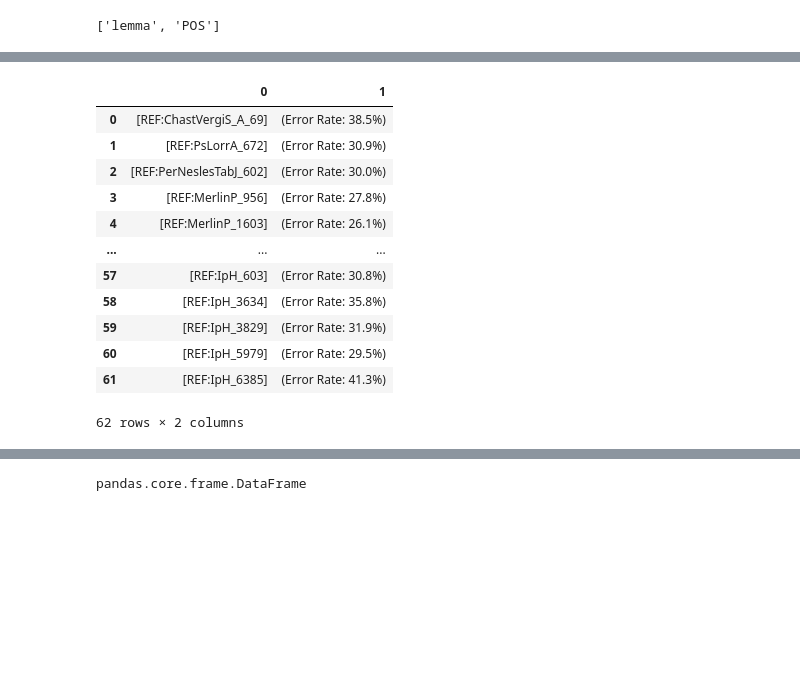
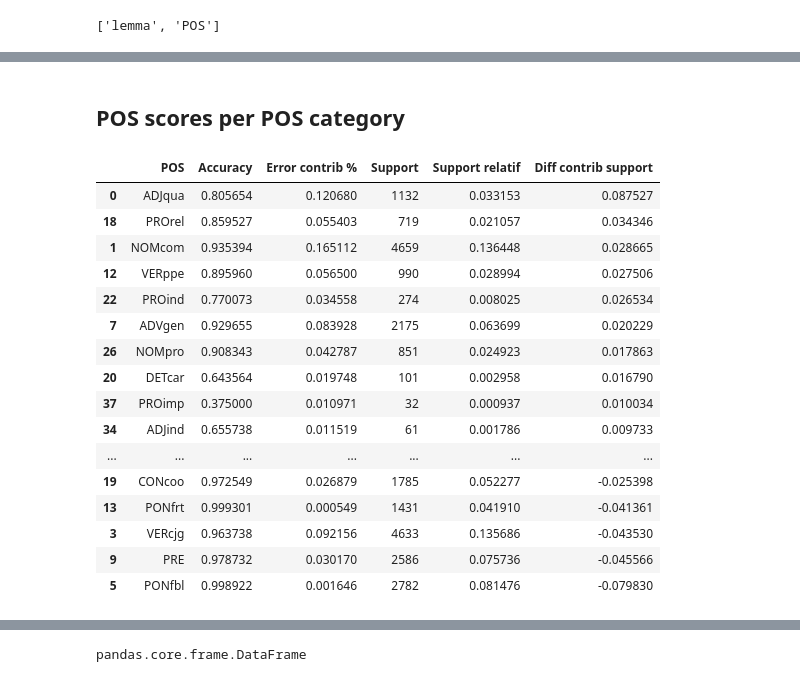
Before and after one commit to LucenceIng/evaluationModeleCILPR, a Jupyter notebook: recupLexemesVThibaultC.ipynb, the cells around one changed output, grey strips where cells are left out. Cells and saved outputs as stored; diff of their text form; code cells hidden in the pictures; blank space fills up the shorter version.

```diff
--- a/recupLexemesVThibaultC.ipynb
+++ b/recupLexemesVThibaultC.ipynb
@@ -385,19 +345,58 @@ PosLemmaDetails.sort_values("Impact", ascending=False)
-# %%
-##mes modifs
-Impact_Acc_Per_Pos2 = Impact_Acc_Per_Pos.reset_index(level=0)
-Impact_Acc_Per_Pos3 = Impact_Acc_Per_Pos2['index'].str.split('\n', expand=True)
-Impact_Acc_Per_Pos3
-# %% [output]
-|  | 0 | 1 |
-| 0 | [REF:ChastVergiS_A_69] | (Error Rate: 38.5%) |
-| 1 | [REF:PsLorrA_672] | (Error Rate: 30.9%) |
-| 2 | [REF:PerNeslesTabJ_602] | (Error Rate: 30.0%) |
-| 3 | [REF:MerlinP_956] | (Error Rate: 27.8%) |
-| 4 | [REF:MerlinP_1603] | (Error Rate: 26.1%) |
-| ... | ... | ... |
-| 57 | [REF:IpH_603] | (Error Rate: 30.8%) |
-| 58 | [REF:IpH_3634] | (Error Rate: 35.8%) |
-| 59 | [REF:IpH_3829] | (Error Rate: 31.9%) |
-| 60 | [REF:IpH_5979] | (Error Rate: 29.5%) |
-| 61 | [REF:IpH_6385] | (Error Rate: 41.3%) |
-62 rows × 2 columns
+# %% [markdown]
+## POS scores per POS category
+# %%
+from collections import defaultdict
+
+# Dict[Text_id, Dict[POS, [0, 1]]] where 0 = false, 1 = true
+Stats_Per_Pos = defaultdict(list)
+_, Scores_all2, *_, Score_Knowns = compile_scores(OUTPUT, PLATINUM,
+                                                     task_list=TASKS, known_tokens=KNOWN_TOKENS,
+                                                     known_lemmas=KNOWN_LEMMAS)
+
+NBTOKENS = 0
+NBERRORS = 0
+
+for (pos_pred, pos_truth,  pos_truth) in zip(
+   Scores_all2["POS"][0],
+   Scores_all2["POS"][1],
+   Scores_all2["POS"][1]
+):
+    Stats_Per_Pos[pos_truth].append(int(pos_pred == pos_truth))
+    NBTOKENS +=1
+    NBERRORS += int(pos_pred != pos_truth)
+
+
+PosPosDetails = DataFrame([
+    {
+        "POS": pos,
+        "Accuracy": sum(equals) / len(equals),
+        "Error contrib %": compute_accuracy(equals, NBTOKENS, NBERRORS/NBTOKENS),
+        "Support": len(equals),
+        "Support relatif": len(equals) / NBTOKENS,
+        "Diff contrib support": compute_accuracy(equals, NBTOKENS, NBERRORS/NBTOKENS) - len(equals) / NBTOKENS
+    }
+    for pos, equals in Stats_Per_Pos.items()
+    #if pos in LIMIT_TO_POS
+])
+
+#Impact means: contribution to total error (in %)
+# TODO: réfléchir meilleur mesure
+PosPosDetails.sort_values("Diff contrib support", ascending=False)
+# %% [output]
+|  | POS | Accuracy | Error contrib % | Support | Support relatif | Diff contrib support |
+| 0 | ADJqua | 0.805654 | 0.120680 | 1132 | 0.033153 | 0.087527 |
+| 18 | PROrel | 0.859527 | 0.055403 | 719 | 0.021057 | 0.034346 |
+| 1 | NOMcom | 0.935394 | 0.165112 | 4659 | 0.136448 | 0.028665 |
+| 12 | VERppe | 0.895960 | 0.056500 | 990 | 0.028994 | 0.027506 |
+| 22 | PROind | 0.770073 | 0.034558 | 274 | 0.008025 | 0.026534 |
+| 7 | ADVgen | 0.929655 | 0.083928 | 2175 | 0.063699 | 0.020229 |
+| 26 | NOMpro | 0.908343 | 0.042787 | 851 | 0.024923 | 0.017863 |
+| 20 | DETcar | 0.643564 | 0.019748 | 101 | 0.002958 | 0.016790 |
+| 37 | PROimp | 0.375000 | 0.010971 | 32 | 0.000937 | 0.010034 |
+| 34 | ADJind | 0.655738 | 0.011519 | 61 | 0.001786 | 0.009733 |
+| ... | ... | ... | ... | ... | ... | ... |
+| 19 | CONcoo | 0.972549 | 0.026879 | 1785 | 0.052277 | -0.025398 |
+| 13 | PONfrt | 0.999301 | 0.000549 | 1431 | 0.041910 | -0.041361 |
+| 3 | VERcjg | 0.963738 | 0.092156 | 4633 | 0.135686 | -0.043530 |
+| 9 | PRE | 0.978732 | 0.030170 | 2586 | 0.075736 | -0.045566 |
+| 5 | PONfbl | 0.998922 | 0.001646 | 2782 | 0.081476 | -0.079830 |
```
Also changed, not shown: parts of 26 cells of this notebook, 2 other files.
